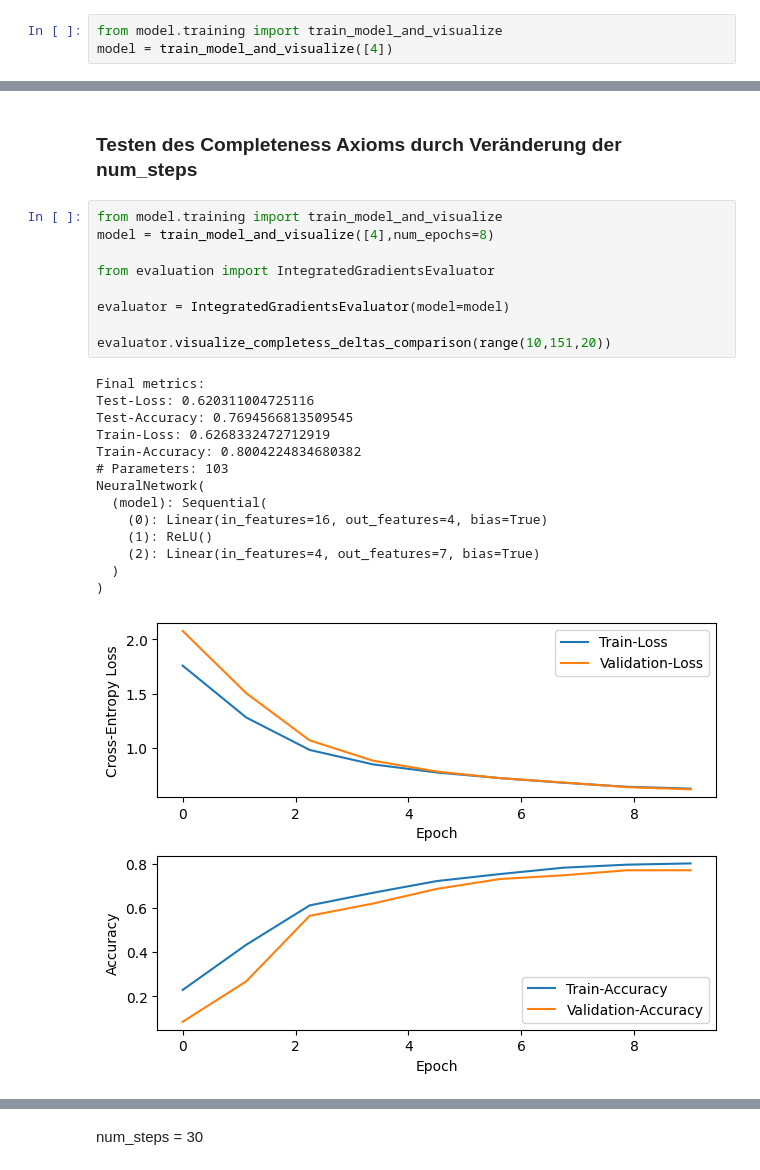
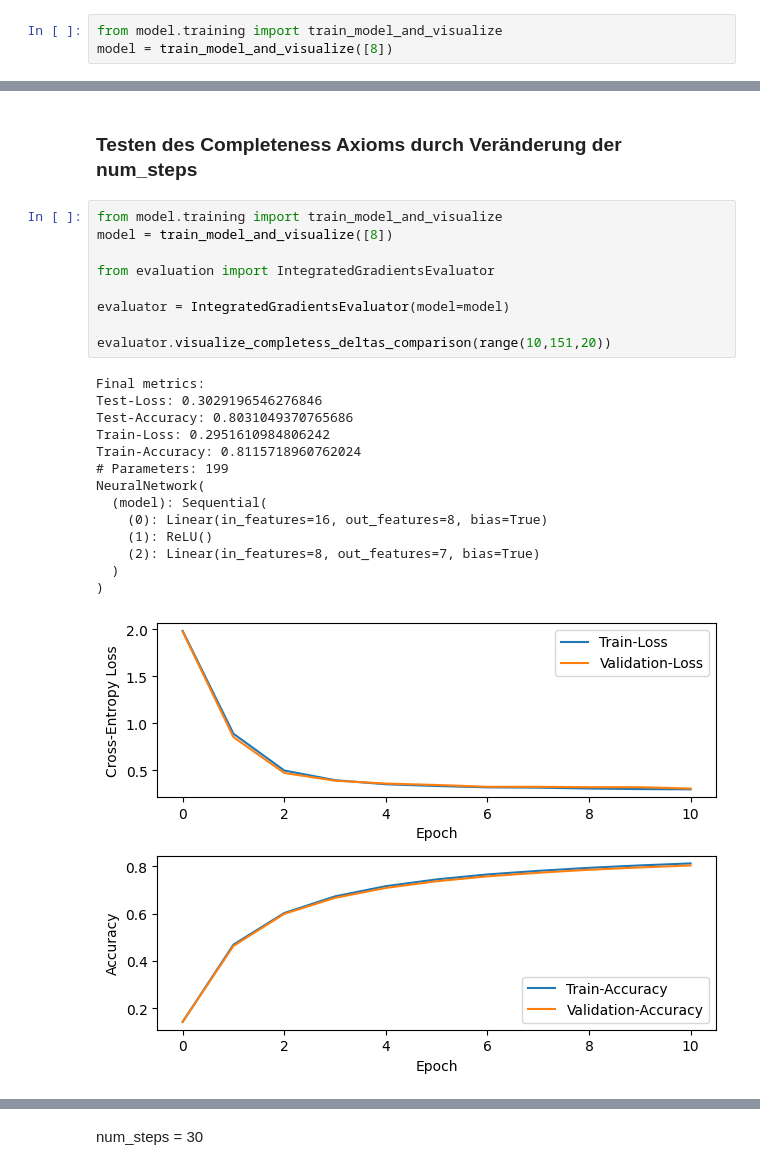
Before and after one commit to surajk222/Project_Group_Attribution_Method, a Jupyter notebook: integrated_gradients_exploration.ipynb, the cells around one changed output, grey strips where cells are left out. Drawn from its saved outputs; the diff is of its cells as text.

```diff
--- a/integrated_gradients_exploration.ipynb
+++ b/integrated_gradients_exploration.ipynb
@@ -4,6 +4,6 @@ The aim of this workbook is to explore the Integrated Gradients implementation.
 ### Modell trainieren
 # %%
 from model.training import train_model_and_visualize
-model = train_model_and_visualize([4])
+model = train_model_and_visualize([8])
 # %% [output]
 Final metrics:
@@ -46,25 +46,25 @@ Reihenfolge: tensor([12, 13, 10, 15,  5,  9,  4, 11, 14,  8,  0,  6,  2,  1,  7,
 ### Testen des Completeness Axioms durch Veränderung der num_steps
 # %%
 from model.training import train_model_and_visualize
-model = train_model_and_visualize([4],num_epochs=8)
+model = train_model_and_visualize([8])
 
 from evaluation import IntegratedGradientsEvaluator
 
 evaluator = IntegratedGradientsEvaluator(model=model)
 
 evaluator.visualize_completess_deltas_comparison(range(10,151,20))
 # %% [output]
 Final metrics:
-Test-Loss: 0.620311004725116
-Test-Accuracy: 0.7694566813509545
-Train-Loss: 0.6268332472712919
-Train-Accuracy: 0.8004224834680382
-# Parameters: 103
+Test-Loss: 0.3029196546276846
+Test-Accuracy: 0.8031049370765686
+Train-Loss: 0.2951610984806242
+Train-Accuracy: 0.8115718960762024
+# Parameters: 199
 NeuralNetwork(
   (model): Sequential(
-    (0): Linear(in_features=16, out_features=4, bias=True)
+    (0): Linear(in_features=16, out_features=8, bias=True)
     (1): ReLU()
-    (2): Linear(in_features=4, out_features=7, bias=True)
+    (2): Linear(in_features=8, out_features=7, bias=True)
   )
 )
-[figure, old version]
+[figure, new version]
```
Also changed, not shown: parts of 6 cells of this notebook, 1 other file.
